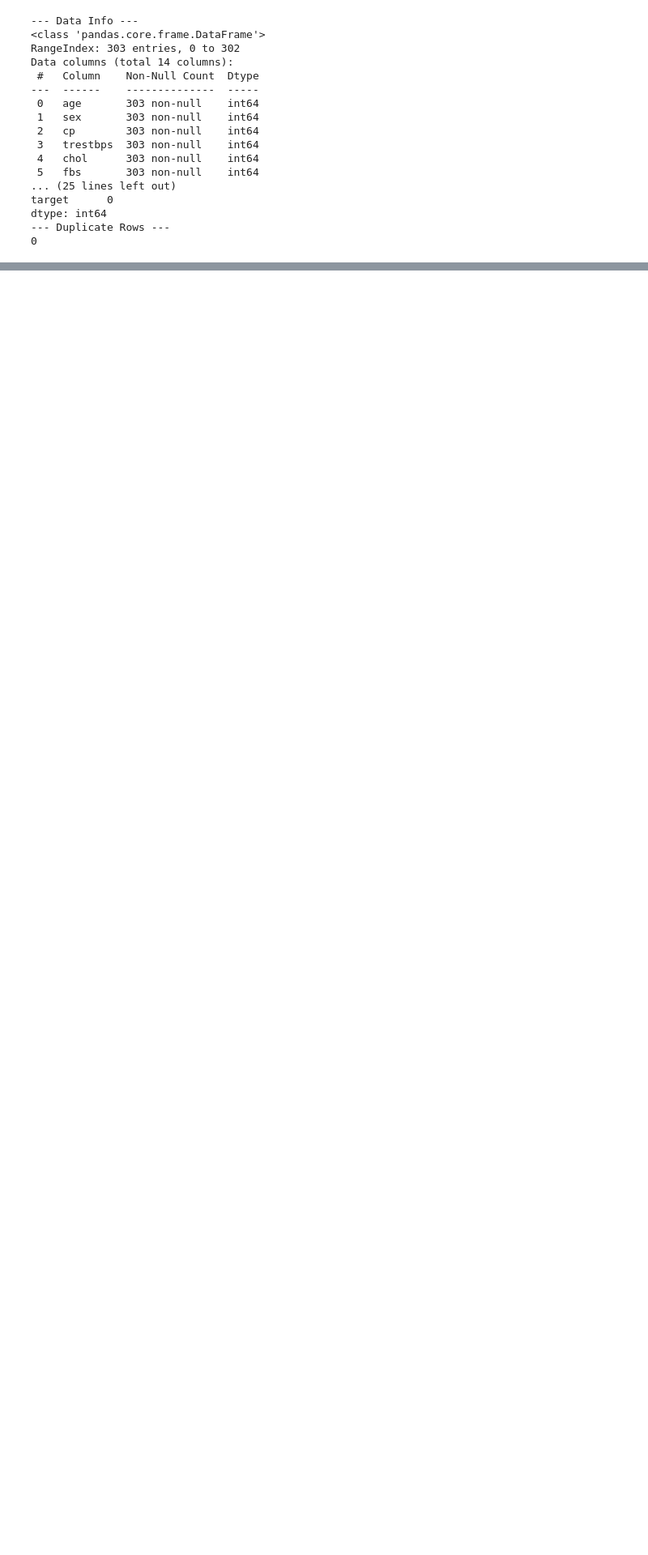
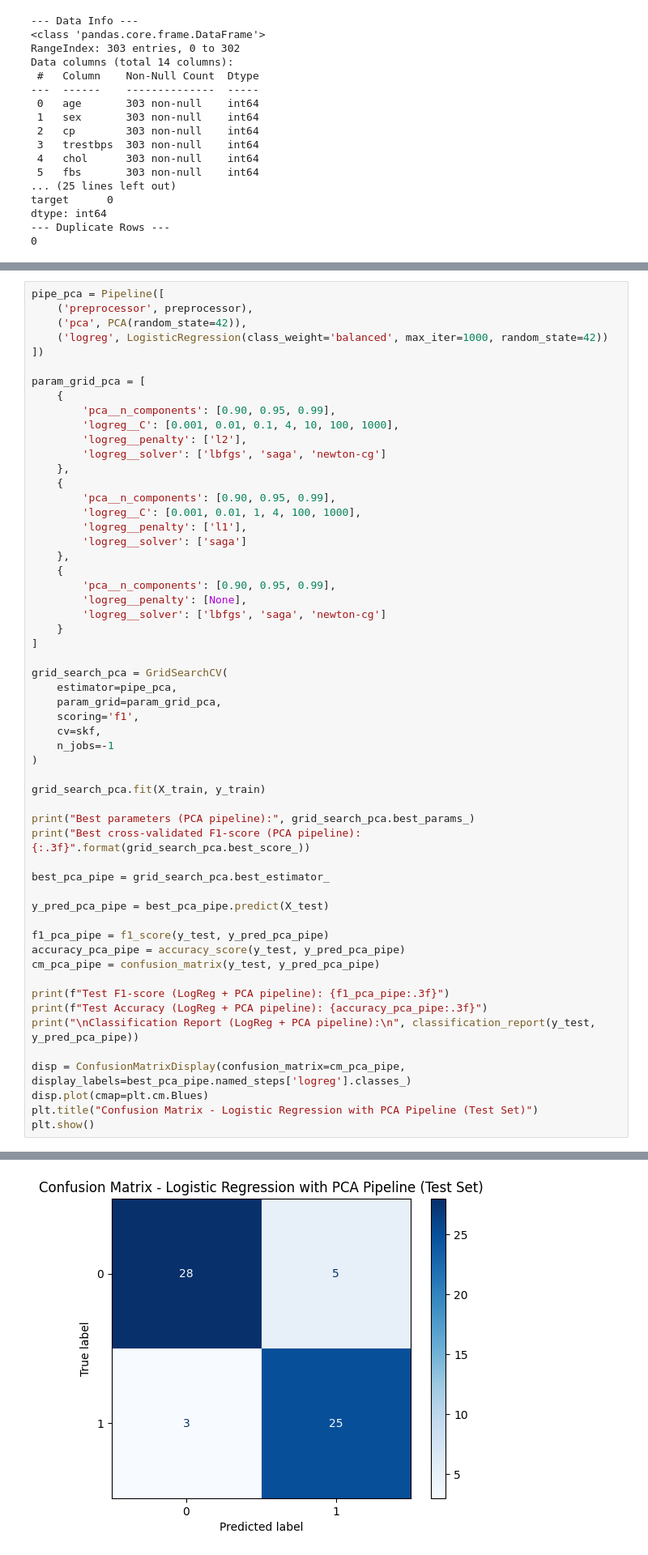
Before and after one commit to v-gapsys/PP4, a Jupyter notebook: Heart_Disease_Classification_Project.ipynb, the cells around one changed output, grey strips where cells are left out. Shown at 81% size. Drawn from its saved outputs; the diff is of its cells as text; blank space fills up the shorter version.

```diff
--- a/Heart_Disease_Classification_Project.ipynb
+++ b/Heart_Disease_Classification_Project.ipynb
@@ -502,0 +294,57 @@ plt.show()
+# %%
+pipe_pca = Pipeline([
+    ('preprocessor', preprocessor),
+    ('pca', PCA(random_state=42)),
+    ('logreg', LogisticRegression(class_weight='balanced', max_iter=1000, random_state=42))
+])
+
+param_grid_pca = [
+    {
+        'pca__n_components': [0.90, 0.95, 0.99],
+        'logreg__C': [0.001, 0.01, 0.1, 4, 10, 100, 1000],
+        'logreg__penalty': ['l2'],
+        'logreg__solver': ['lbfgs', 'saga', 'newton-cg']
+    },
+    {
+        'pca__n_components': [0.90, 0.95, 0.99],
+        'logreg__C': [0.001, 0.01, 1, 4, 100, 1000],
+        'logreg__penalty': ['l1'],
+        'logreg__solver': ['saga']
+    },
+    {
+        'pca__n_components': [0.90, 0.95, 0.99],
+        'logreg__penalty': [None],
+        'logreg__solver': ['lbfgs', 'saga', 'newton-cg']
+    }
+]
+
+grid_search_pca = GridSearchCV(
+    estimator=pipe_pca,
+    param_grid=param_grid_pca,
+    scoring='f1',
+    cv=skf,
+    n_jobs=-1
+)
+
+grid_search_pca.fit(X_train, y_train)
+
+print("Best parameters (PCA pipeline):", grid_search_pca.best_params_)
+print("Best cross-validated F1-score (PCA pipeline): {:.3f}".format(grid_search_pca.best_score_))
+
+best_pca_pipe = grid_search_pca.best_estimator_
+
+y_pred_pca_pipe = best_pca_pipe.predict(X_test)
+
+f1_pca_pipe = f1_score(y_test, y_pred_pca_pipe)
+accuracy_pca_pipe = accuracy_score(y_test, y_pred_pca_pipe)
+cm_pca_pipe = confusion_matrix(y_test, y_pred_pca_pipe)
+
+print(f"Test F1-score (LogReg + PCA pipeline): {f1_pca_pipe:.3f}")
+print(f"Test Accuracy (LogReg + PCA pipeline): {accuracy_pca_pipe:.3f}")
+print("\nClassification Report (LogReg + PCA pipeline):\n", classification_report(y_test, y_pred_pca_pipe))
+
+disp = ConfusionMatrixDisplay(confusion_matrix=cm_pca_pipe, display_labels=best_pca_pipe.named_steps['logreg'].classes_)
+disp.plot(cmap=plt.cm.Blues)
+plt.title("Confusion Matrix - Logistic Regression with PCA Pipeline (Test Set)")
+plt.show()
+# %% [output]
@@ -502,0 +365 @@ plt.show()
+[figure, added]
```
Also changed, not shown: parts of 55 cells of this notebook.
